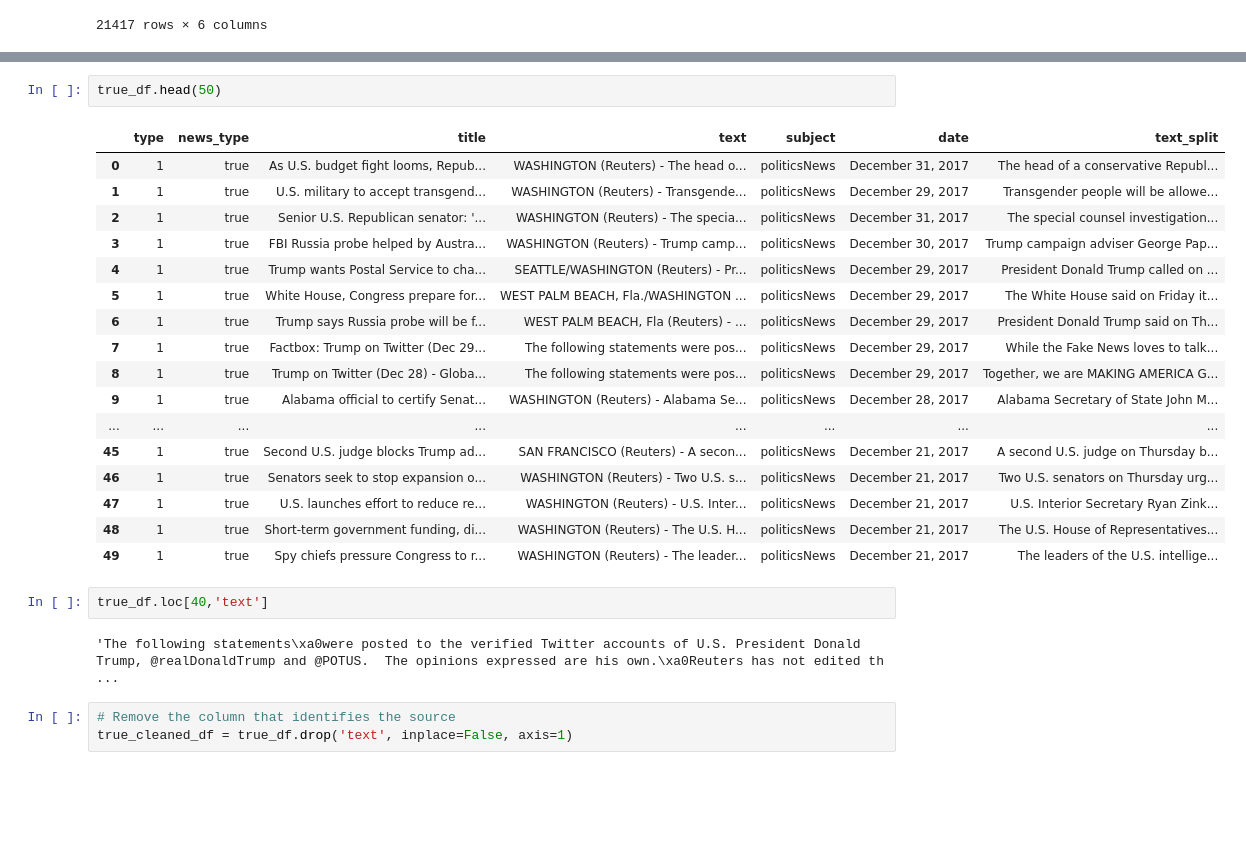
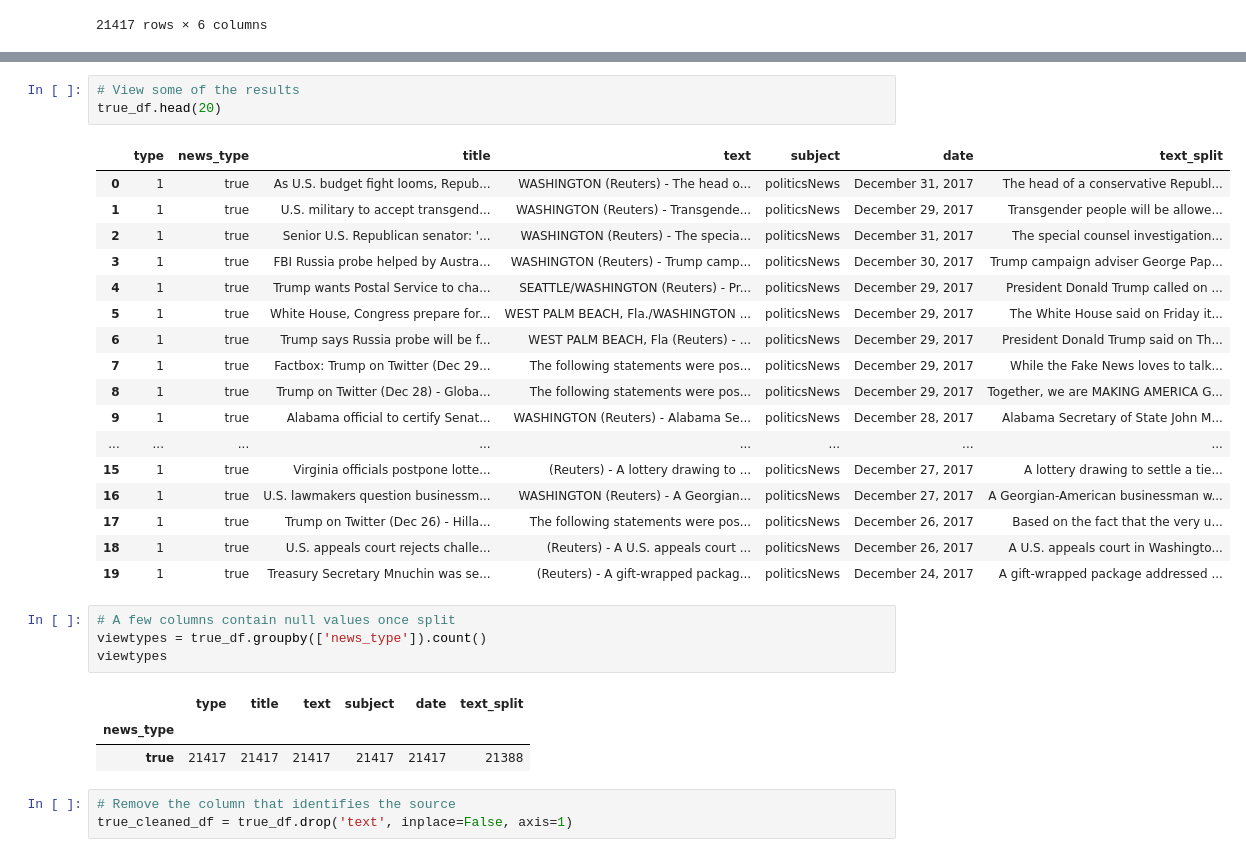
Before and after one commit to sydnipierce/final-project, a Jupyter notebook: Exploratory.ipynb, the cells around one changed output, grey strips where cells are left out. Saved outputs shown, nothing was run; the diff lists cells and outputs as text; blank space fills up the shorter version.

```diff
--- a/Exploratory.ipynb
+++ b/Exploratory.ipynb
@@ -165,29 +167,34 @@ true_df
 | 21416 | 1 | true | Indonesia to buy $1.14 billion wo... | JAKARTA (Reuters) - Indonesia wil... | worldnews | August 22, 2017 | Indonesia will buy 11 Sukhoi figh... |
 21417 rows × 7 columns
 # %%
-true_df.head(50)
+# View some of the results
+true_df.head(20)
 # %% [output]
 |  | type | news_type | title | text | subject | date | text_split |
 | 0 | 1 | true | As U.S. budget fight looms, Repub... | WASHINGTON (Reuters) - The head o... | politicsNews | December 31, 2017 | The head of a conservative Republ... |
 | 1 | 1 | true | U.S. military to accept transgend... | WASHINGTON (Reuters) - Transgende... | politicsNews | December 29, 2017 | Transgender people will be allowe... |
 | 2 | 1 | true | Senior U.S. Republican senator: '... | WASHINGTON (Reuters) - The specia... | politicsNews | December 31, 2017 | The special counsel investigation... |
 | 3 | 1 | true | FBI Russia probe helped by Austra... | WASHINGTON (Reuters) - Trump camp... | politicsNews | December 30, 2017 | Trump campaign adviser George Pap... |
 | 4 | 1 | true | Trump wants Postal Service to cha... | SEATTLE/WASHINGTON (Reuters) - Pr... | politicsNews | December 29, 2017 | President Donald Trump called on ... |
 | 5 | 1 | true | White House, Congress prepare for... | WEST PALM BEACH, Fla./WASHINGTON ... | politicsNews | December 29, 2017 | The White House said on Friday it... |
 | 6 | 1 | true | Trump says Russia probe will be f... | WEST PALM BEACH, Fla (Reuters) - ... | politicsNews | December 29, 2017 | President Donald Trump said on Th... |
 | 7 | 1 | true | Factbox: Trump on Twitter (Dec 29... | The following statements were pos... | politicsNews | December 29, 2017 | While the Fake News loves to talk... |
 | 8 | 1 | true | Trump on Twitter (Dec 28) - Globa... | The following statements were pos... | politicsNews | December 29, 2017 | Together, we are MAKING AMERICA G... |
 | 9 | 1 | true | Alabama official to certify Senat... | WASHINGTON (Reuters) - Alabama Se... | politicsNews | December 28, 2017 | Alabama Secretary of State John M... |
 | ... | ... | ... | ... | ... | ... | ... | ... |
-| 45 | 1 | true | Second U.S. judge blocks Trump ad... | SAN FRANCISCO (Reuters) - A secon... | politicsNews | December 21, 2017 | A second U.S. judge on Thursday b... |
-| 46 | 1 | true | Senators seek to stop expansion o... | WASHINGTON (Reuters) - Two U.S. s... | politicsNews | December 21, 2017 | Two U.S. senators on Thursday urg... |
-| 47 | 1 | true | U.S. launches effort to reduce re... | WASHINGTON (Reuters) - U.S. Inter... | politicsNews | December 21, 2017 | U.S. Interior Secretary Ryan Zink... |
-| 48 | 1 | true | Short-term government funding, di... | WASHINGTON (Reuters) - The U.S. H... | politicsNews | December 21, 2017 | The U.S. House of Representatives... |
-| 49 | 1 | true | Spy chiefs pressure Congress to r... | WASHINGTON (Reuters) - The leader... | politicsNews | December 21, 2017 | The leaders of the U.S. intellige... |
+| 15 | 1 | true | Virginia officials postpone lotte... | (Reuters) - A lottery drawing to ... | politicsNews | December 27, 2017 | A lottery drawing to settle a tie... |
+| 16 | 1 | true | U.S. lawmakers question businessm... | WASHINGTON (Reuters) - A Georgian... | politicsNews | December 27, 2017 | A Georgian-American businessman w... |
+| 17 | 1 | true | Trump on Twitter (Dec 26) - Hilla... | The following statements were pos... | politicsNews | December 26, 2017 | Based on the fact that the very u... |
+| 18 | 1 | true | U.S. appeals court rejects challe... | (Reuters) - A U.S. appeals court ... | politicsNews | December 26, 2017 | A U.S. appeals court in Washingto... |
+| 19 | 1 | true | Treasury Secretary Mnuchin was se... | (Reuters) - A gift-wrapped packag... | politicsNews | December 24, 2017 | A gift-wrapped package addressed ... |
-# %%
-true_df.loc[40,'text']
-# %% [output]
-'The following statements\xa0were posted to the verified Twitter accounts of U.S. President Donald Trump, @realDonaldTrump and @POTUS.  The opinions expressed are his own.\xa0Reuters has not edited th ...
+# %%
+# A few columns contain null values once split
+viewtypes = true_df.groupby(['news_type']).count()
+viewtypes
+# %% [output]
+|  | type | title | text | subject | date | text_split |
+| news_type |  |  |  |  |  |  |
+| true | 21417 | 21417 | 21417 | 21417 | 21417 | 21388 |
 # %%
 # Remove the column that identifies the source
 true_cleaned_df = true_df.drop('text', inplace=False, axis=1)
```
Also changed, not shown: parts of 23 cells of this notebook.
